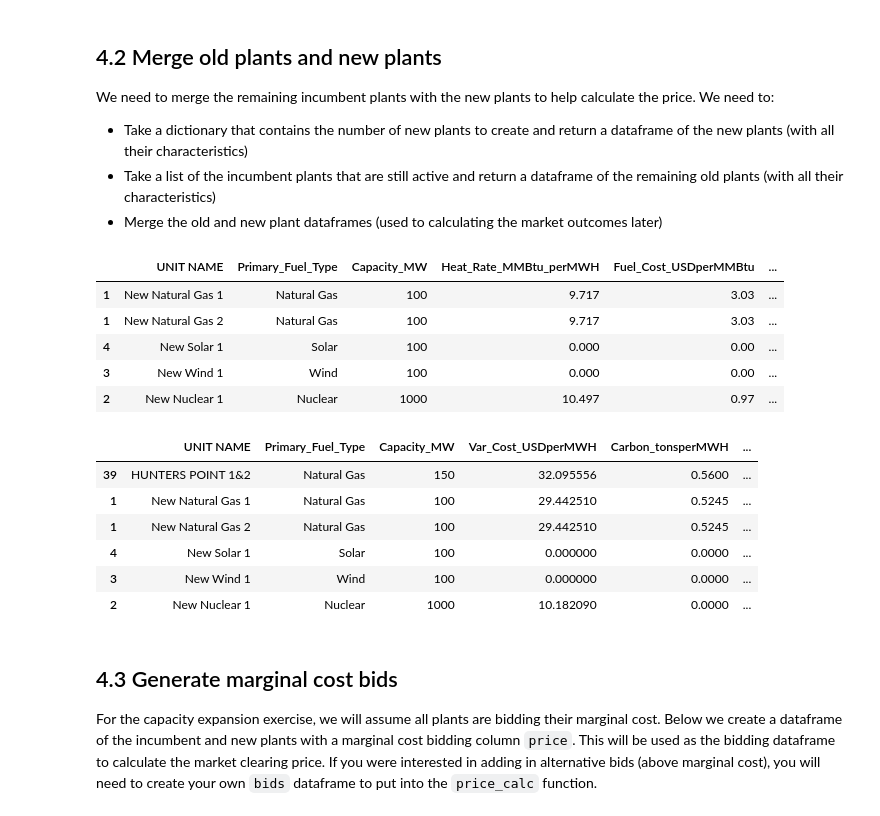
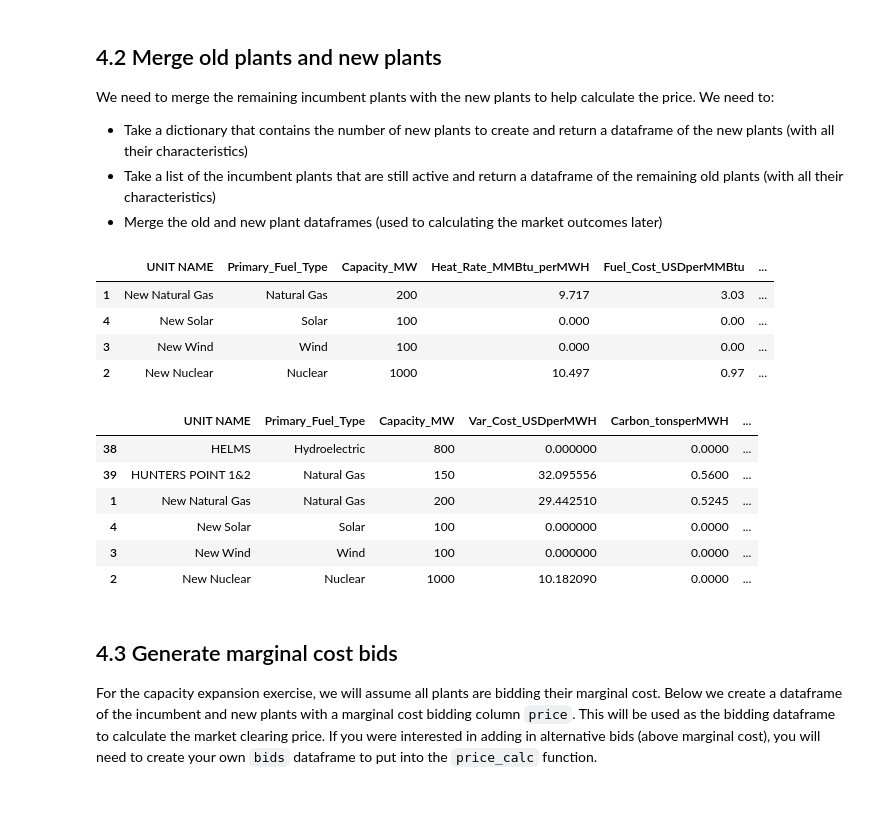
Before and after one commit to ds-modules/EEP-147-SP25, a Jupyter notebook: ESG-Analysis/ESG_CapacityExpansion_v2025.7.ipynb, the cells around one changed output. Drawn from its saved outputs; the diff is of its cells as text; code cells hidden in the pictures.

Commit message:
Breaking out widget into separate cells and aggregating the new plants for better computation

```diff
--- a/ESG-Analysis/ESG_CapacityExpansion_v2025.7.ipynb
+++ b/ESG-Analysis/ESG_CapacityExpansion_v2025.7.ipynb
@@ -366,40 +368,43 @@ We need to merge the remaining incumbent plants with the new plants to help calc
 # %%
 def get_new_plant_dataframe(new_plants:Dict):
     """Return a dataframe with one row per new plant built.
 
     Parameters:
     new_plants: Dict - a dictionary with plant types as keys and the number of plants built as values
 
     Returns:
     pd.DataFrame - a dataframe with one row per new plant built, copied from NEW_PLANTS
     """
     # For each of the new plant types, create a row for each plant built
     rows = []
     for plant_type in new_plants.keys():
-        for i in range(new_plants[plant_type]):
+        n_plants = new_plants[plant_type]
+        if n_plants > 0:
             row = NEW_PLANTS[NEW_PLANTS['Plant_Type'] == plant_type].iloc[0].copy()
-            row["UNIT NAME"] = f"New {plant_type} {i+1}"
+            row["UNIT NAME"] = f"New {plant_type}"
+            for col in ['Capacity_MW', 'FixedCst_OandM_perDay', 'FixedCst_OandM_perHour']:
+                # Scale the capacity and fixed costs by the number of plants built
+                row[col] = row[col] * n_plants
             rows.append(row)
 
     df = pd.DataFrame(rows)
     # Move unit name to front of dataframe
     cols = df.columns.tolist()
     cols = cols[-1:] + cols[:-1]
     df = df[cols]
     # Rename plant type column to match the old plant dataframe
     df = df.rename(columns={'Plant_Type': 'Primary_Fuel_Type'})
     return df
 
 # Test the function with a few new plants
 new_plants_temp = {'Natural Gas': 2, 'Solar': 1, 'Wind': 1, 'Nuclear': 1}
 get_new_plant_dataframe(new_plants_temp)
 # %% [output]
 |  | UNIT NAME | Primary_Fuel_Type | Capacity_MW | Heat_Rate_MMBtu_perMWH | Fuel_Cost_USDperMMBtu | ... |
-| 1 | New Natural Gas 1 | Natural Gas | 100 | 9.717 | 3.03 | ... |
-| 1 | New Natural Gas 2 | Natural Gas | 100 | 9.717 | 3.03 | ... |
-| 4 | New Solar 1 | Solar | 100 | 0.000 | 0.00 | ... |
-| 3 | New Wind 1 | Wind | 100 | 0.000 | 0.00 | ... |
-| 2 | New Nuclear 1 | Nuclear | 1000 | 10.497 | 0.97 | ... |
+| 1 | New Natural Gas | Natural Gas | 200 | 9.717 | 3.03 | ... |
+| 4 | New Solar | Solar | 100 | 0.000 | 0.00 | ... |
+| 3 | New Wind | Wind | 100 | 0.000 | 0.00 | ... |
+| 2 | New Nuclear | Nuclear | 1000 | 10.497 | 0.97 | ... |
 # %%
 def get_fleet_portfolio(active_plants: List, new_plants: Dict):
     """
@@ -432,12 +437,12 @@ fleet_temp = get_fleet_portfolio(active_plants, new_plants_temp)
 fleet_temp.tail(6)
 # %% [output]
 |  | UNIT NAME | Primary_Fuel_Type | Capacity_MW | Var_Cost_USDperMWH | Carbon_tonsperMWH | ... |
+| 38 | HELMS | Hydroelectric | 800 | 0.000000 | 0.0000 | ... |
 | 39 | HUNTERS POINT 1&2 | Natural Gas | 150 | 32.095556 | 0.5600 | ... |
-| 1 | New Natural Gas 1 | Natural Gas | 100 | 29.442510 | 0.5245 | ... |
-| 1 | New Natural Gas 2 | Natural Gas | 100 | 29.442510 | 0.5245 | ... |
-| 4 | New Solar 1 | Solar | 100 | 0.000000 | 0.0000 | ... |
-| 3 | New Wind 1 | Wind | 100 | 0.000000 | 0.0000 | ... |
-| 2 | New Nuclear 1 | Nuclear | 1000 | 10.182090 | 0.0000 | ... |
+| 1 | New Natural Gas | Natural Gas | 200 | 29.442510 | 0.5245 | ... |
+| 4 | New Solar | Solar | 100 | 0.000000 | 0.0000 | ... |
+| 3 | New Wind | Wind | 100 | 0.000000 | 0.0000 | ... |
+| 2 | New Nuclear | Nuclear | 1000 | 10.182090 | 0.0000 | ... |
 # %% [markdown]
 ## 4.3 Generate marginal cost bids
 For the capacity expansion exercise, we will assume all plants are bidding their marginal cost. Below we create a dataframe of the incumbent and new plants with a marginal cost bidding column `price`. This will be used as the bidding dataframe to calculate the market clearing price. If you were interested in adding in alternative bids (above marginal cost), you will need to create your own `bids` dataframe to put into the `price_calc` function.
```
Also changed, not shown: parts of 23 cells of this notebook.
